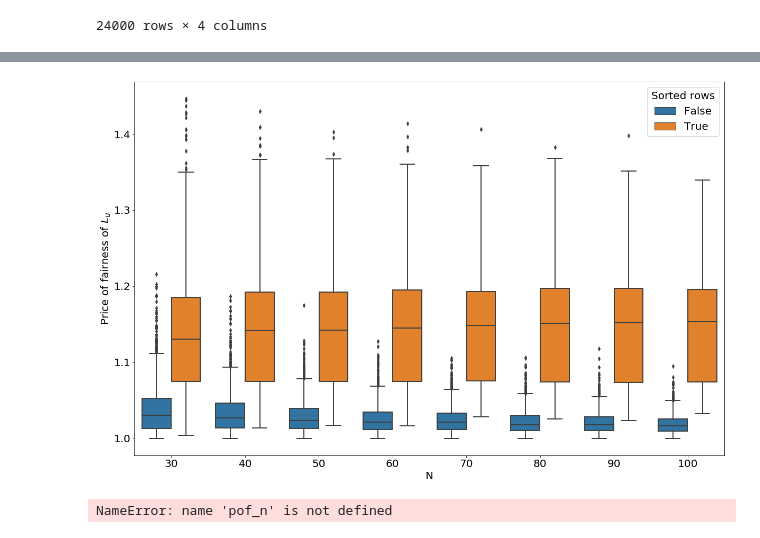
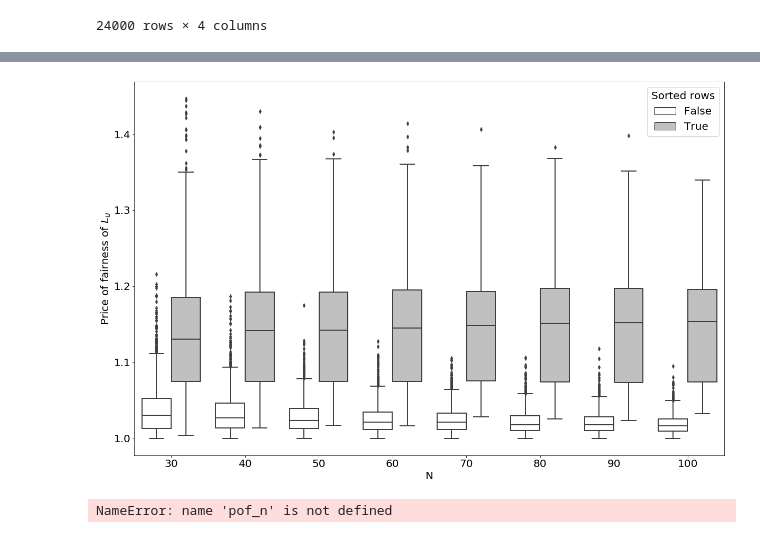
Before and after one commit to KrisNguyen135/FairBayesianOpt, a Jupyter notebook: notebooks/Homelessness/05_01_week/04 28 - Expectation of upper bounds.ipynb, the cells around one changed output, grey strips where cells are left out. Cells and saved outputs as stored; diff of their text form; code cells hidden in the pictures.

Commit message:
stylized plots

```diff
--- a/notebooks/Homelessness/05_01_week/04 28 - Expectation of upper bounds.ipynb
+++ b/notebooks/Homelessness/05_01_week/04 28 - Expectation of upper bounds.ipynb
@@ -125,7 +126,7 @@ for i in range(len(labels)):
     ax[i].errorbar(
         NS, 1 + (N_COLS - 1) * np.array(r_u[i]).mean(axis=1),
         yerr=errors, label=r'Bound for $L_u$',
-        capsize=5, capthick=3
+        capsize=5, capthick=3, marker='o', markersize=10
     )
 
     r_percnts = np.percentile(np.array(r_n[i]), [25, 75], axis=1)
@@ -135,7 +136,7 @@ for i in range(len(labels)):
     ax[i].errorbar(
         NS, 1 + (N_COLS - 2) * np.array(r_n[i]).mean(axis=1),
         yerr=errors, label=r'Bound for $L_n$',
-        capsize=5, capthick=3
+        capsize=5, capthick=3, marker='^', markersize=10
     )
 
     ax[i].set_xlabel(labels[i])
@@ -332,7 +333,7 @@ for i in range(len(labels)):
     ax[i].errorbar(
         NS, means,
         yerr=errors, label=r'Empirical PoF$(L_u)$',
-        capsize=5, capthick=3
+        capsize=5, capthick=3, marker='o', markersize=10
     )
 
     # PoF(L_n)
@@ -344,7 +345,7 @@ for i in range(len(labels)):
     ax[i].errorbar(
         NS, means,
         yerr=errors, label=r'Empirical PoF$(L_n)$',
-        capsize=5, capthick=3
+        capsize=5, capthick=3, marker='^', markersize=10
     )
 
     ax[i].set_xlabel(labels[i])
@@ -410,9 +467,22 @@ pof_lu_df
 # %%
-sns.boxplot(x='N', y='PoF', hue='Sorted rows', data=pof_lu_df)
+colors = ['w', 'silver'] * len(NS)
+
+ax = sns.boxplot(x='N', y='PoF', hue='Sorted rows', data=pof_lu_df)
+
+for i, artist in enumerate(ax.artists):
+    artist.set_facecolor(colors[i])
+
+my_patches = [
+    mpatches.Patch(facecolor=colors[0], edgecolor='k', label='False'),
+    mpatches.Patch(facecolor=colors[1], edgecolor='k', label='True')
+]
+
+ax.legend(handles=my_patches, title='Sorted rows')
+
 plt.ylabel('Price of fairness of $L_u$')
 plt.show()
 # %% [output]
-[figure, old version]
+[figure, new version]
 # %%
 pof_ln_df = pd.DataFrame(columns=['PoF', 'N', 'Sorted rows'])
 
```
Also changed, not shown: parts of 5 cells of this notebook, 20 other files.
